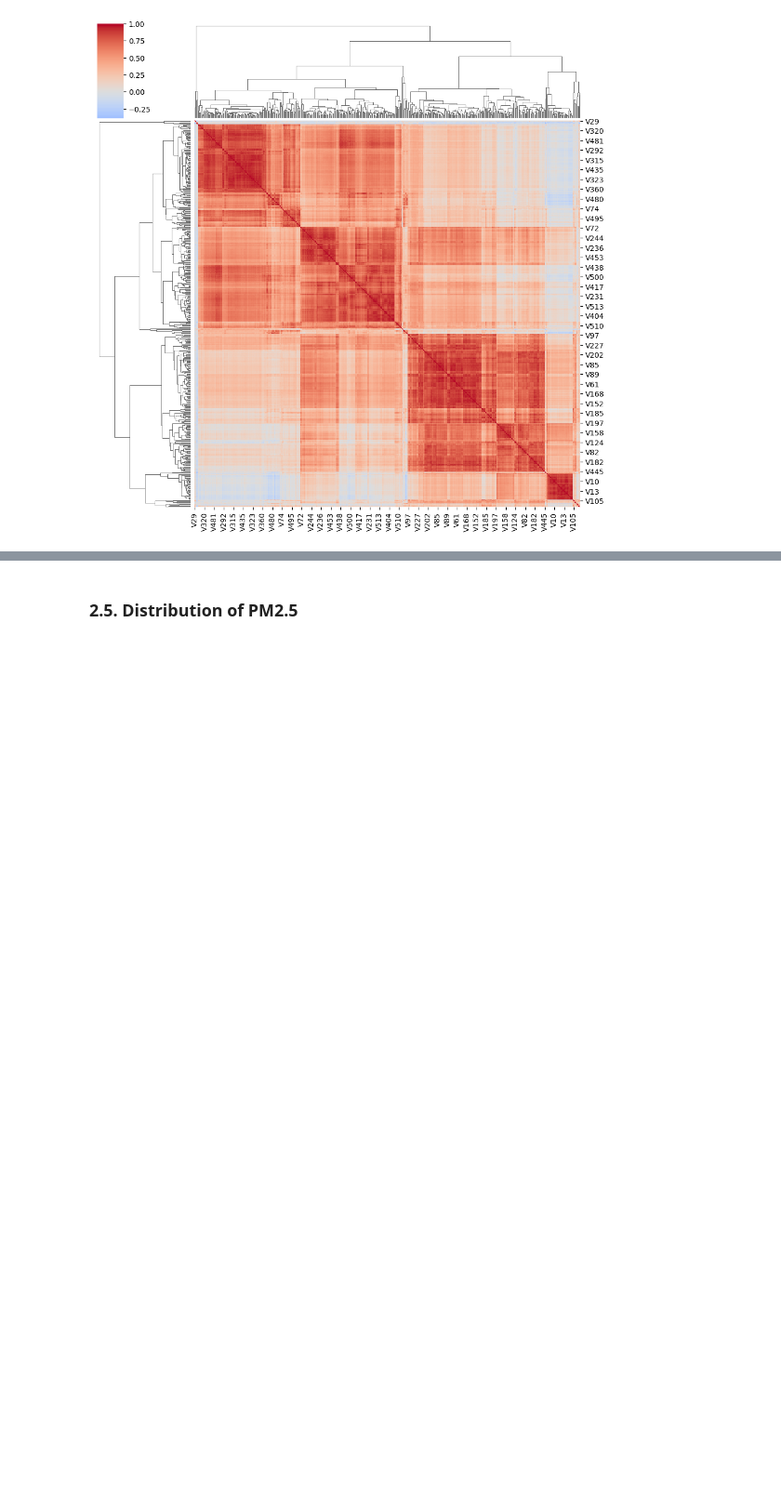
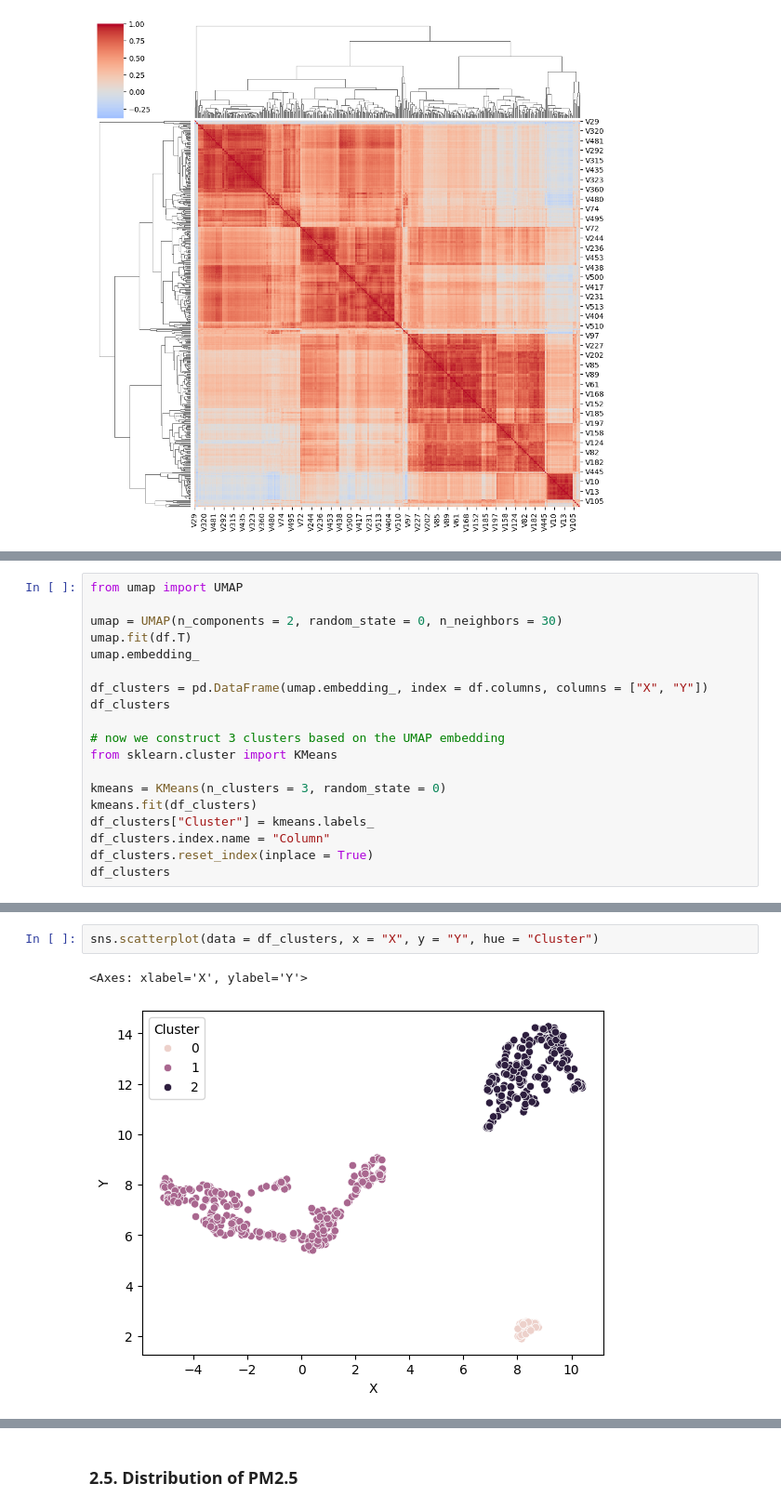
Before and after one commit to Gogonemnem/ensai-assignments, a Jupyter notebook: python_notebooks/explore.ipynb, the cells around one changed output, grey strips where cells are left out. Shown at 93% size. Saved outputs shown, nothing was run; the diff lists cells and outputs as text; blank space fills up the shorter version.

Commit message:
Better clustering

```diff
--- a/python_notebooks/explore.ipynb
+++ b/python_notebooks/explore.ipynb
@@ -81,0 +84,19 @@ Note that this does not take lagged measurements into account.
+# %%
+from umap import UMAP
+
+umap = UMAP(n_components = 2, random_state = 0, n_neighbors = 30)
+umap.fit(df.T)
+umap.embedding_
+
+df_clusters = pd.DataFrame(umap.embedding_, index = df.columns, columns = ["X", "Y"])
+df_clusters
+
+# now we construct 3 clusters based on the UMAP embedding
+from sklearn.cluster import KMeans
+
+kmeans = KMeans(n_clusters = 3, random_state = 0)
+kmeans.fit(df_clusters)
+df_clusters["Cluster"] = kmeans.labels_
+df_clusters.index.name = "Column"
+df_clusters.reset_index(inplace = True)
+df_clusters
@@ -82 +117,6 @@ Note that this does not take lagged measurements into account.
+# %%
+sns.scatterplot(data = df_clusters, x = "X", y = "Y", hue = "Cluster")
+# %% [output]
+<Axes: xlabel='X', ylabel='Y'>
+[figure, added]
 # %%
```
Also changed, not shown: parts of 18 cells of this notebook.
